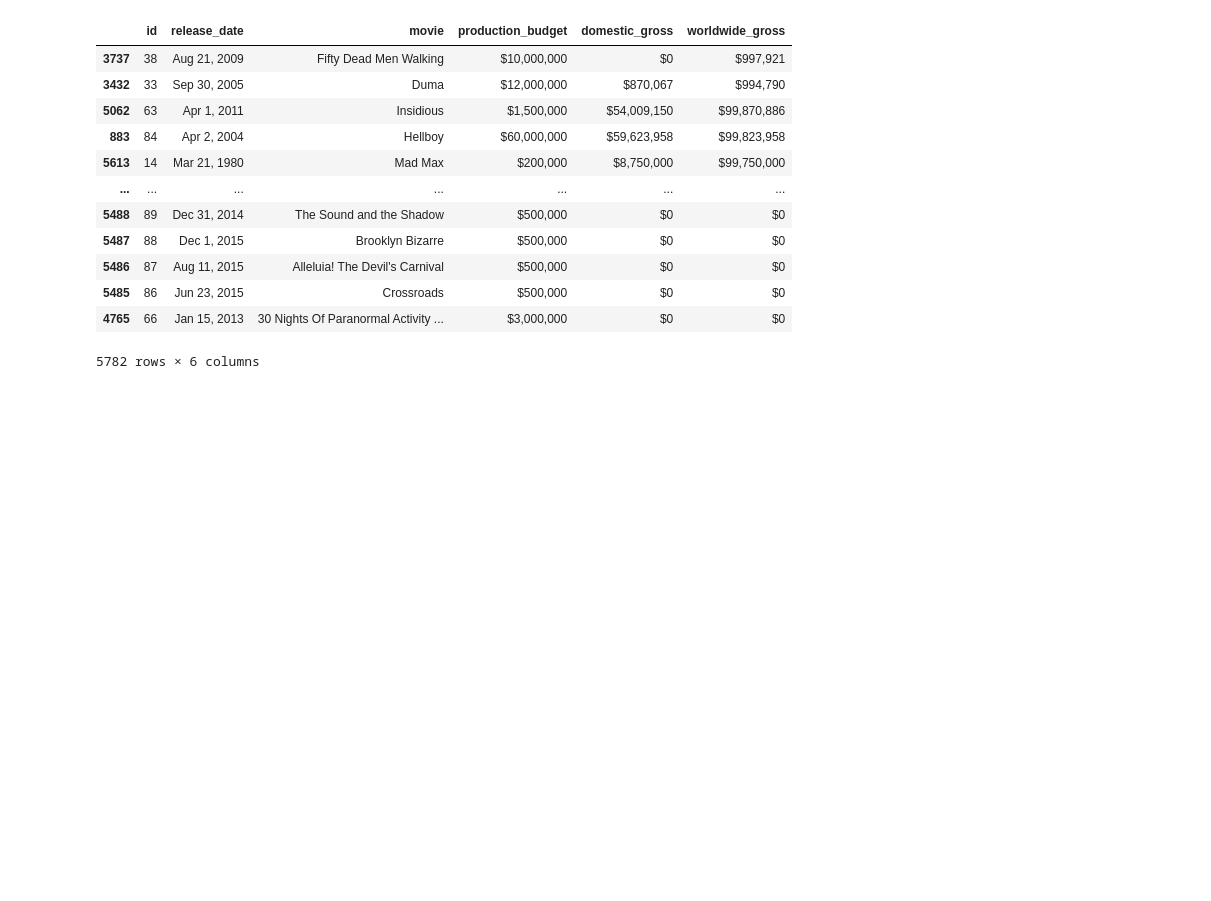
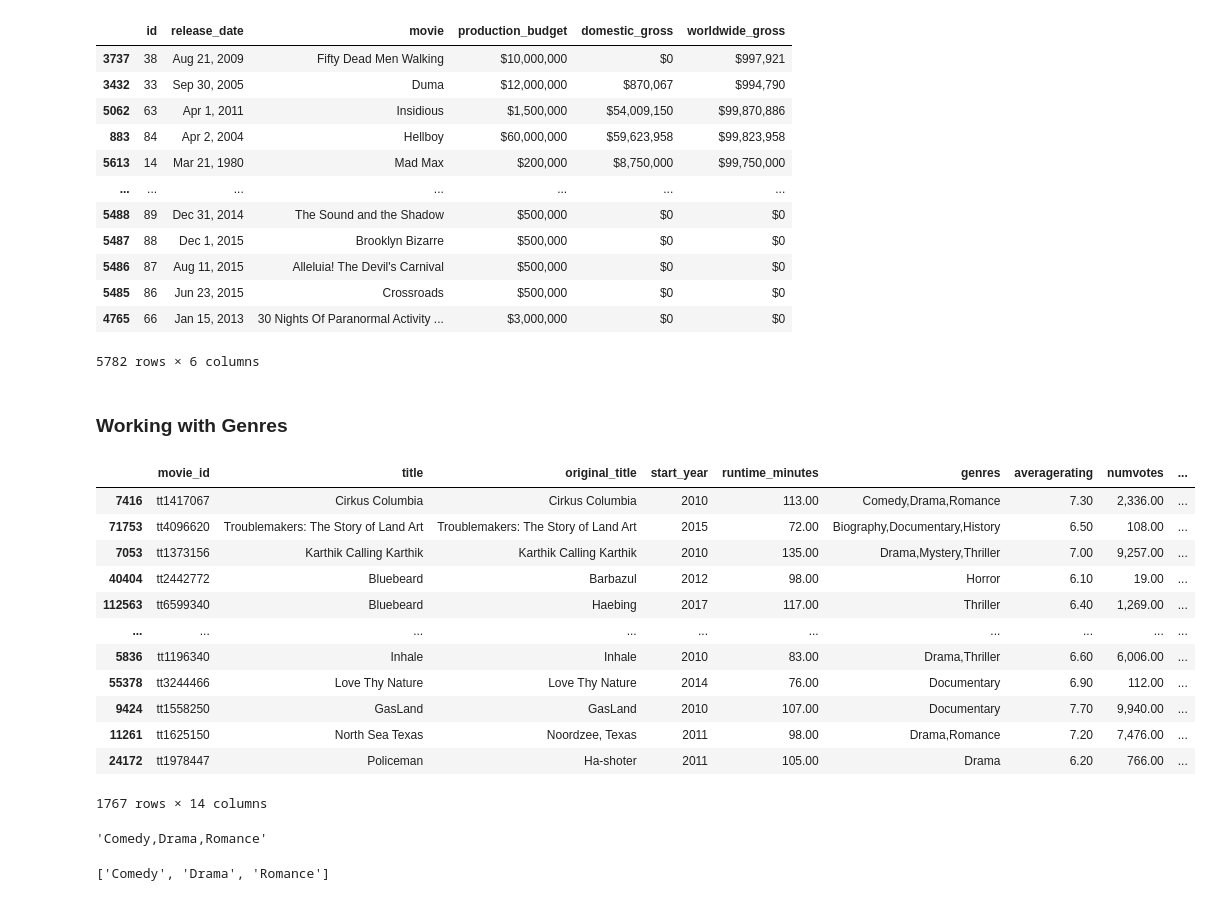
Before and after one commit to GusVilla303/dsc-phase-1-project, a Jupyter notebook: microsoft-movie-analysis.ipynb, the cells around one changed output. Cells and saved outputs as stored; diff of their text form; code cells hidden in the pictures; blank space fills up the shorter version.

```diff
--- a/microsoft-movie-analysis.ipynb
+++ b/microsoft-movie-analysis.ipynb
@@ -370,0 +401,5 @@ See the caveats in the documentation: https://pandas.pydata.org/pandas-docs/stab
+# %%
+# Attempting to sort by total_gross by DESC
+
+df_without_nan = df_without_nan.sort_values(by='total_gross', ascending=False)
+df_without_nan.head(10)
@@ -404,3 +441,31 @@ budgets_sorted_df
 | 5485 | 86 | Jun 23, 2015 | Crossroads | $500,000 | $0 | $0 |
 | 4765 | 66 | Jan 15, 2013 | 30 Nights Of Paranormal Activity ... | $3,000,000 | $0 | $0 |
 5782 rows × 6 columns
+# %% [markdown]
+### Working with Genres
+# %%
+df_without_nan
+# %% [output]
+|  | movie_id | title | original_title | start_year | runtime_minutes | genres | averagerating | numvotes | ... |
+| 7416 | tt1417067 | Cirkus Columbia | Cirkus Columbia | 2010 | 113.00 | Comedy,Drama,Romance | 7.30 | 2,336.00 | ... |
+| 71753 | tt4096620 | Troublemakers: The Story of Land Art | Troublemakers: The Story of Land Art | 2015 | 72.00 | Biography,Documentary,History | 6.50 | 108.00 | ... |
+| 7053 | tt1373156 | Karthik Calling Karthik | Karthik Calling Karthik | 2010 | 135.00 | Drama,Mystery,Thriller | 7.00 | 9,257.00 | ... |
+| 40404 | tt2442772 | Bluebeard | Barbazul | 2012 | 98.00 | Horror | 6.10 | 19.00 | ... |
+| 112563 | tt6599340 | Bluebeard | Haebing | 2017 | 117.00 | Thriller | 6.40 | 1,269.00 | ... |
+| ... | ... | ... | ... | ... | ... | ... | ... | ... | ... |
+| 5836 | tt1196340 | Inhale | Inhale | 2010 | 83.00 | Drama,Thriller | 6.60 | 6,006.00 | ... |
+| 55378 | tt3244466 | Love Thy Nature | Love Thy Nature | 2014 | 76.00 | Documentary | 6.90 | 112.00 | ... |
+| 9424 | tt1558250 | GasLand | GasLand | 2010 | 107.00 | Documentary | 7.70 | 9,940.00 | ... |
+| 11261 | tt1625150 | North Sea Texas | Noordzee, Texas | 2011 | 98.00 | Drama,Romance | 7.20 | 7,476.00 | ... |
+| 24172 | tt1978447 | Policeman | Ha-shoter | 2011 | 105.00 | Drama | 6.20 | 766.00 | ... |
+1767 rows × 14 columns
+# %%
+x = df_without_nan.loc[7416, 'genres']
+x
+# %% [output]
+'Comedy,Drama,Romance'
+# %%
+y = x.split(',')
+y
+# %% [output]
+['Comedy', 'Drama', 'Romance']
```
Also changed, not shown: parts of 18 cells of this notebook.
